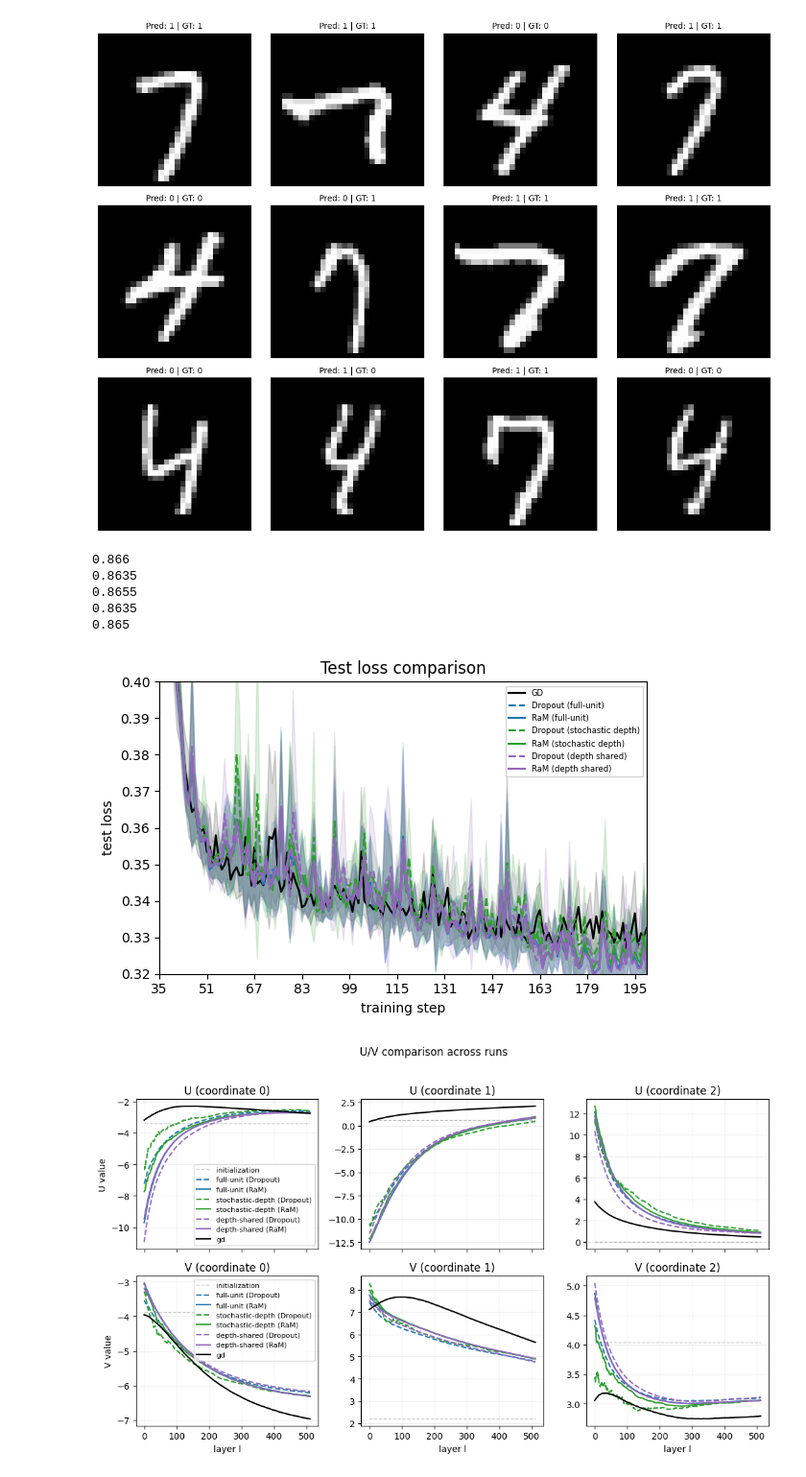
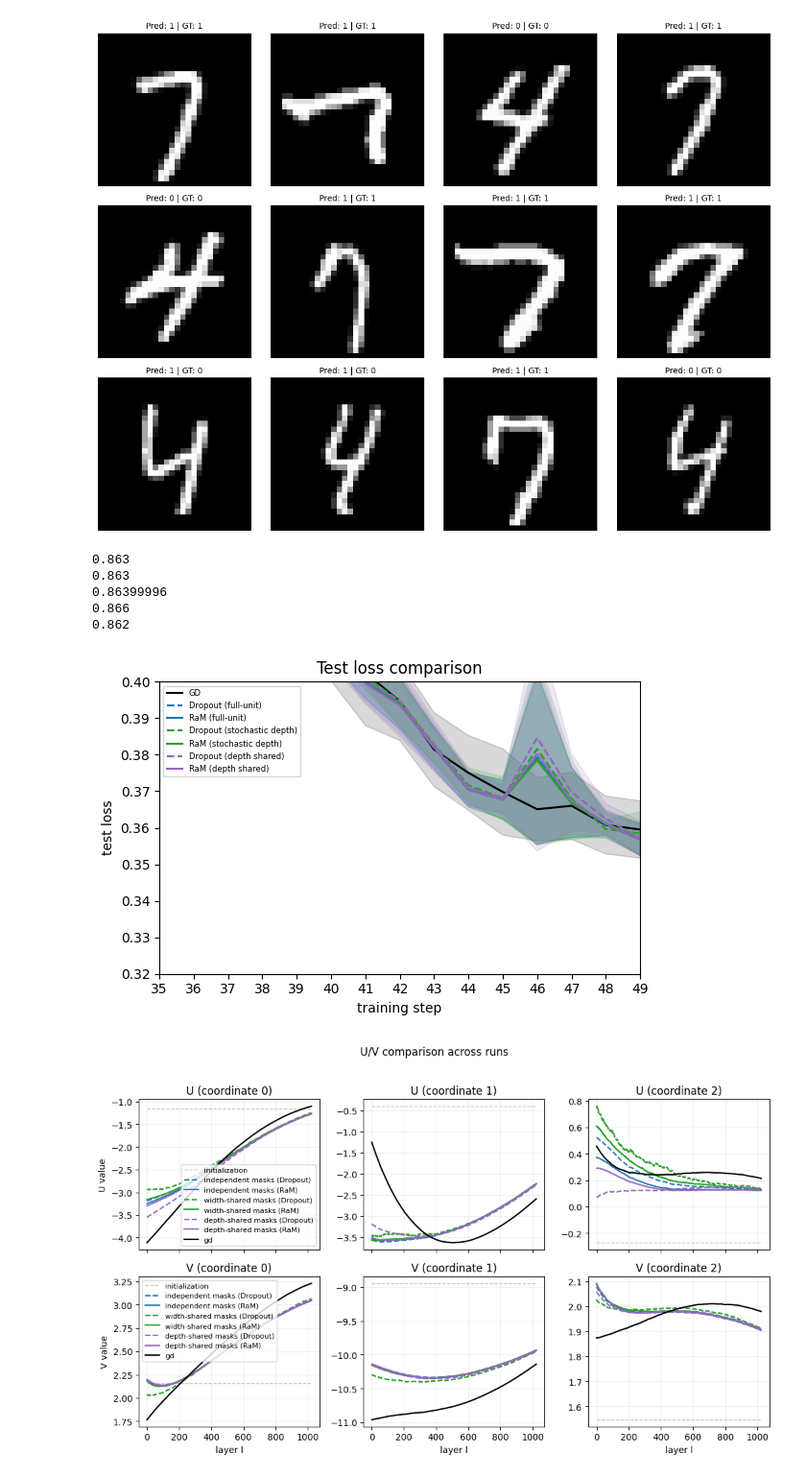
Before and after one commit to xavimaass/dropout_and_ram_2026, a Jupyter notebook: plots_from_single_run.ipynb, the cells around one changed output. Shown at 96% size. Drawn from its saved outputs; the diff is of its cells as text; code cells hidden in the pictures.

```diff
--- a/plots_from_single_run.ipynb
+++ b/plots_from_single_run.ipynb
@@ -16,7 +16,7 @@ from exp_config import (
 # %% [output]
 (8000, 784) (8000, 2) (2000, 784) (2000, 2)
 # %%
-D, L, M = 10, 512, 512
+D, L, M = 10, 1024, 1024
 # %%
 params0 = init_params(random.PRNGKey(seed + 44), d_in, d_out, D, L, M)
 params0 = align_tracked_particle_across_layers(params0, particle_idx=-1)
@@ -27,22 +27,22 @@ setting_str = f'L{L}_M{M}_D{D}' + BASE_SETTING_STR
 
 
 # Export (serialize) to pickle
-with open(f'data/mnist/final_params_gd_{setting_str}.pkl', 'rb') as f:   # 'wb' = write binary
+with open(f'data/mnist_50steps/final_params_gd_{setting_str}.pkl', 'rb') as f:   # 'wb' = write binary
     final_params_gd = pickle.load(f)
 
-with open(f'data/mnist/histories_gd_{setting_str}.pkl', 'rb') as f:   # 'wb' = write binary
+with open(f'data/mnist_50steps/histories_gd_{setting_str}.pkl', 'rb') as f:   # 'wb' = write binary
     histories_gd = pickle.load(f)
 
-with open(f'data/mnist/final_params_do_{setting_str}.pkl', 'rb') as f:   # 'wb' = write binary
+with open(f'data/mnist_50steps/final_params_do_{setting_str}.pkl', 'rb') as f:   # 'wb' = write binary
     final_params_do = pickle.load(f)
 
-with open(f'data/mnist/histories_do_{setting_str}.pkl', 'rb') as f:   # 'wb' = write binary
+with open(f'data/mnist_50steps/histories_do_{setting_str}.pkl', 'rb') as f:   # 'wb' = write binary
     histories_do = pickle.load(f)
 
-with open(f'data/mnist/final_params_ram_{setting_str}.pkl', 'rb') as f:   # 'wb' = write binary
+with open(f'data/mnist_50steps/final_params_ram_{setting_str}.pkl', 'rb') as f:   # 'wb' = write binary
     final_params_ram = pickle.load(f)
 
-with open(f'data/mnist/histories_ram_{setting_str}.pkl', 'rb') as f:   # 'wb' = write binary
+with open(f'data/mnist_50steps/histories_ram_{setting_str}.pkl', 'rb') as f:   # 'wb' = write binary
     histories_ram = pickle.load(f)
 # %%
 from src.utils import add_train_h_out
@@ -98,11 +98,11 @@ print(compute_accuracy(predictions_do2, Y_test))
 print(compute_accuracy(predictions_ram2, Y_test))
 print(compute_accuracy(predictions_gd, Y_test))
 # %% [output]
+0.863
+0.863
+0.86399996
 0.866
-0.8635
-0.8655
-0.8635
-0.865
+0.862
 # %%
 # Compare test loss across GD, Dropout and RaM for selected variants
 
@@ -205,5 +205,5 @@ def plot_test_loss_compare_all_runs(show=True, xlim=None, ylim=None, eval_every=
 # %%
 fig = plot_test_loss_compare_all_runs(xlim=(35, None), ylim=(0.32,0.4), eval_every=eval_every, n_steps=n_steps)
 # %% [output]
-[figure, old version]
+[figure, new version]
 # %%
@@ -230,9 +230,9 @@ def plot_compare_final_params(
             show: whether to display the plot
         """
         color_map = {
-            'full-unit': 'tab:blue',
-            'stochastic-depth': 'tab:green',
-            'depth-shared': 'tab:purple',
+            'independent masks': 'tab:blue',
+            'width-shared masks': 'tab:green',
+            'depth-shared masks': 'tab:purple',
             'gd': 'black',
         }
         linestyle_map = {
@@ -300,29 +300,29 @@ def plot_compare_final_params(
 # %%
 chosen_variant_do1, chosen_variant_ram1 = "full_unit_dropout", "full_unit_dropout"
 chosen_variant_do2, chosen_variant_ram2 = "stochastic_depth", "stochastic_depth"
 chosen_variant_do3, chosen_variant_ram3 = "single_source_M", "single_source_M"
 rep_chosen = 4
 comparison_three = plot_compare_final_params(
     [final_params_do[chosen_variant_do1][rep_chosen],
      final_params_ram[chosen_variant_ram1][rep_chosen],
      final_params_do[chosen_variant_do2][rep_chosen],
      final_params_ram[chosen_variant_ram2][rep_chosen],
      final_params_do[chosen_variant_do3][rep_chosen],
      final_params_ram[chosen_variant_ram3][rep_chosen],
      final_params_gd["gd"][rep_chosen]],
-    ["full-unit (Dropout)",
-     "full-unit (RaM)",
-     "stochastic-depth (Dropout)",
-     "stochastic-depth (RaM)",
-     "depth-shared (Dropout)",
-     "depth-shared (RaM)",
+    ["independent masks (Dropout)",
+     "independent masks (RaM)",
+     "width-shared masks (Dropout)",
+     "width-shared masks (RaM)",
+     "depth-shared masks (Dropout)",
+     "depth-shared masks (RaM)",
      "gd"],
     params_init=params0,
     n_dims=3,
     particle_idx=-1,
     include_v=True,
     show=False,
 )
 # %% [output]
-[figure, old version]
+[figure, new version]
 # %%
```
Also changed, not shown: parts of 2 cells of this notebook, 8 other files.
